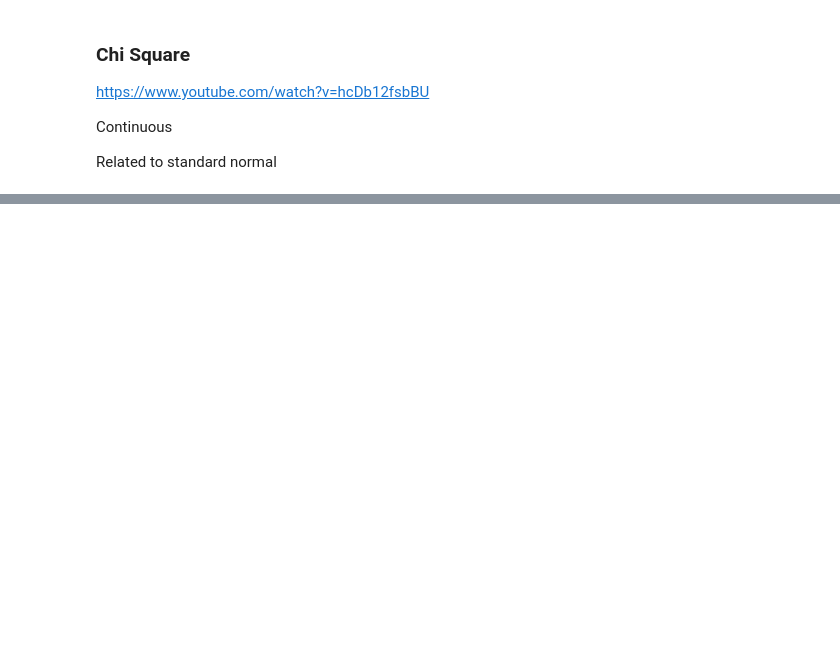
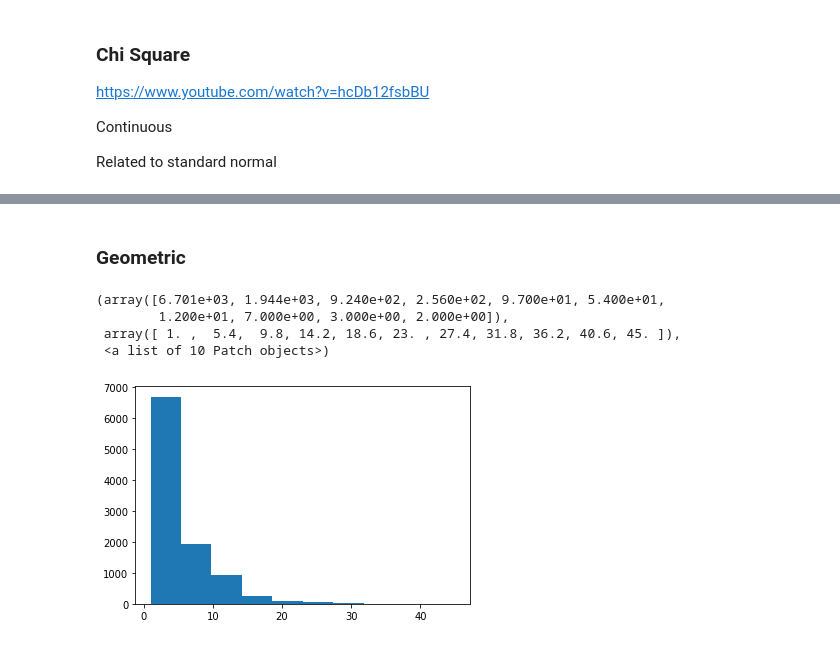
Before and after one commit to jennifer-ryan/numpy.random-project, a Jupyter notebook: numpy.random.ipynb, the cells around one changed output, grey strips where cells are left out. Cells and saved outputs as stored; diff of their text form; code cells hidden in the pictures; blank space fills up the shorter version.

```diff
--- a/numpy.random.ipynb
+++ b/numpy.random.ipynb
@@ -318,0 +354,11 @@ Related to standard normal
+# %% [markdown]
+### Geometric
+# %%
+x = np.random.geometric(0.2, size = 10000)
+plt.hist(x)
+# %% [output]
+(array([6.701e+03, 1.944e+03, 9.240e+02, 2.560e+02, 9.700e+01, 5.400e+01,
+        1.200e+01, 7.000e+00, 3.000e+00, 2.000e+00]),
+ array([ 1. ,  5.4,  9.8, 14.2, 18.6, 23. , 27.4, 31.8, 36.2, 40.6, 45. ]),
+ <a list of 10 Patch objects>)
+[figure, added]
```
Also changed, not shown: parts of 25 cells of this notebook.
